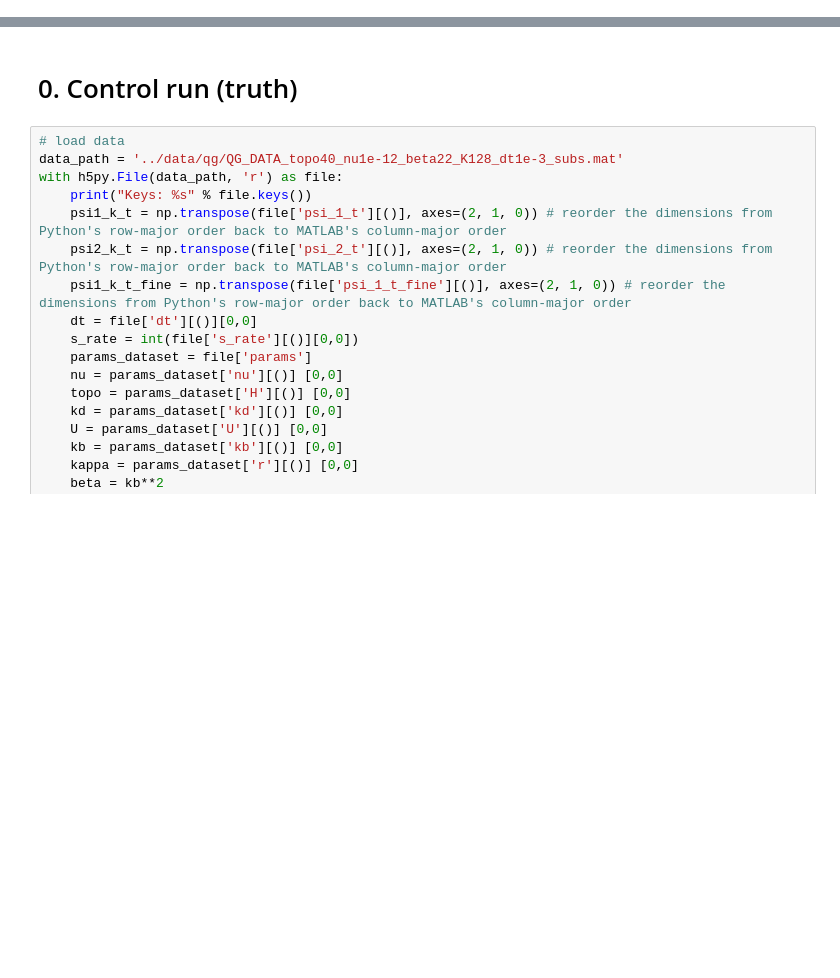
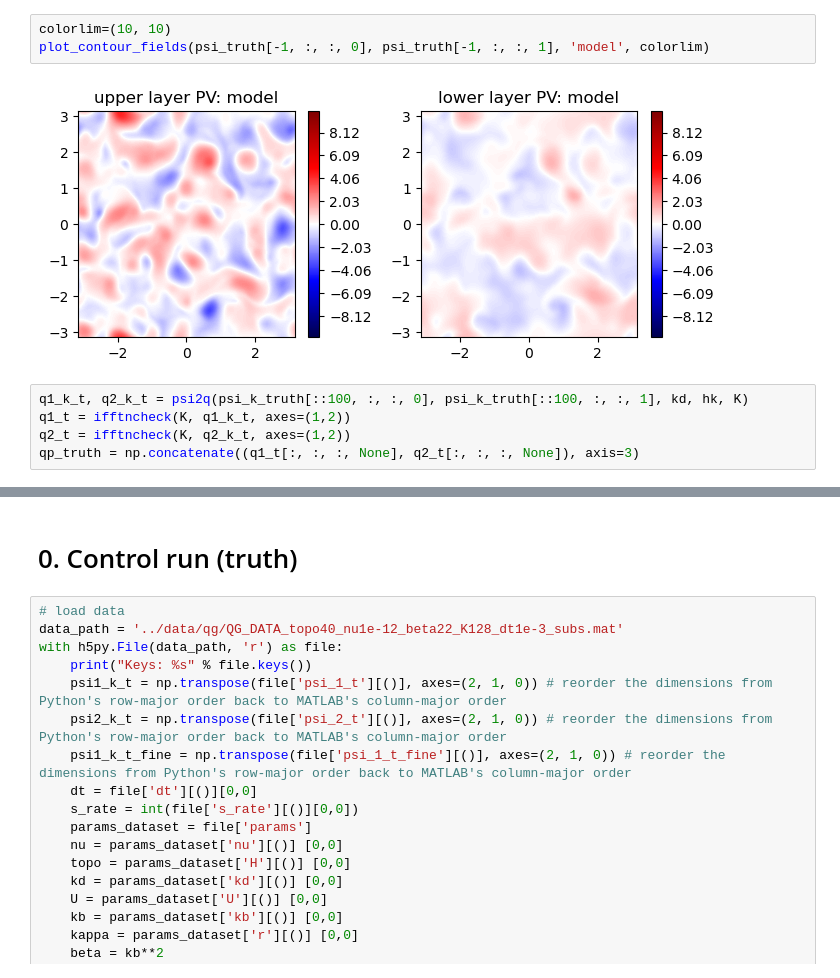
Before and after one commit to zhongruiw/DAnPE_CGKN, a Jupyter notebook: code/DAnPE_CGKN.ipynb, the cells around one changed output, grey strips where cells are left out. Cells and saved outputs as stored; diff of their text form; blank space fills up the shorter version.

```diff
--- a/code/DAnPE_CGKN.ipynb
+++ b/code/DAnPE_CGKN.ipynb
@@ -26,0 +140,10 @@ np.random.seed(2024)
+# %%
+colorlim=(10, 10)
+plot_contour_fields(psi_truth[-1, :, :, 0], psi_truth[-1, :, :, 1], 'model', colorlim)
+# %% [output]
+[figure, added]
+# %%
+q1_k_t, q2_k_t = psi2q(psi_k_truth[::100, :, :, 0], psi_k_truth[::100, :, :, 1], kd, hk, K)
+q1_t = ifftncheck(K, q1_k_t, axes=(1,2))
+q2_t = ifftncheck(K, q2_k_t, axes=(1,2))
+qp_truth = np.concatenate((q1_t[:, :, :, None], q2_t[:, :, :, None]), axis=3)
```
Also changed, not shown: parts of 28 cells of this notebook, 7 other files.
